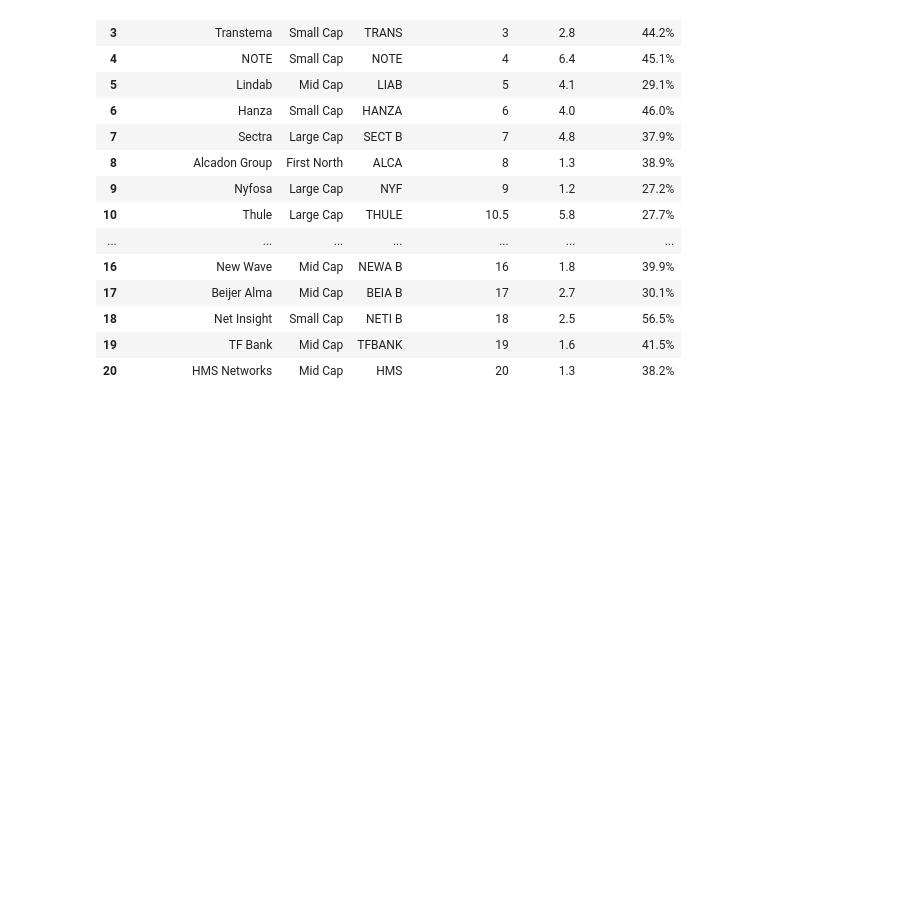
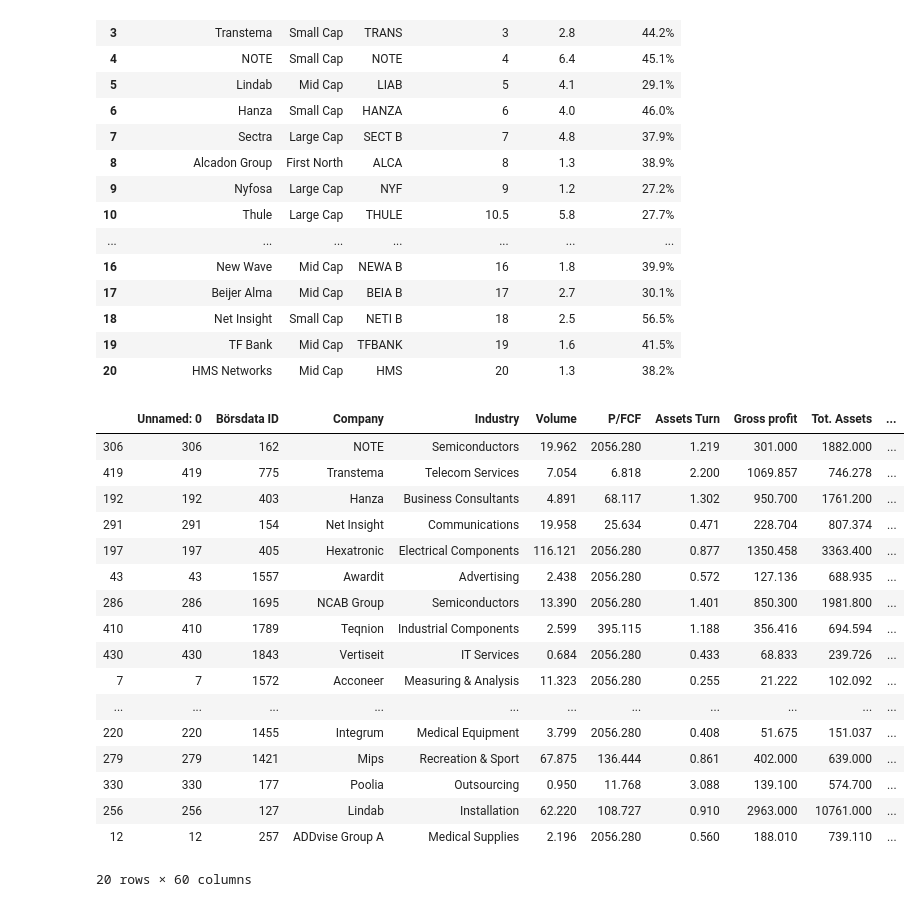
Before and after one commit to webclinic017/Portfolio_Construction, a Jupyter notebook: Equity_Strategies/quant_strategies/prod/stock_rank.ipynb, the cells around one changed output. Drawn from its saved outputs; the diff is of its cells as text; code cells hidden in the pictures; blank space fills up the shorter version.

Commit message:
new data

```diff
--- a/Equity_Strategies/quant_strategies/prod/stock_rank.ipynb
+++ b/Equity_Strategies/quant_strategies/prod/stock_rank.ipynb
@@ -227,3 +226,24 @@ Focused Momentum
 | 18 | Net Insight | Small Cap | NETI B | 18 | 2.5 | 56.5% |
 | 19 | TF Bank | Mid Cap | TFBANK | 19 | 1.6 | 41.5% |
 | 20 | HMS Networks | Mid Cap | HMS | 20 | 1.3 | 38.2% |
+# %%
+data_gestalt.sort_values(by=['Momentum Rank']).head(20)
+# %% [output]
+|  | Unnamed: 0 | Börsdata ID | Company | Industry | Volume | P/FCF | Assets Turn | Gross profit | Tot. Assets | ... |
+| 306 | 306 | 162 | NOTE | Semiconductors | 19.962 | 2056.280 | 1.219 | 301.000 | 1882.000 | ... |
+| 419 | 419 | 775 | Transtema | Telecom Services | 7.054 | 6.818 | 2.200 | 1069.857 | 746.278 | ... |
+| 192 | 192 | 403 | Hanza | Business Consultants | 4.891 | 68.117 | 1.302 | 950.700 | 1761.200 | ... |
+| 291 | 291 | 154 | Net Insight | Communications | 19.958 | 25.634 | 0.471 | 228.704 | 807.374 | ... |
+| 197 | 197 | 405 | Hexatronic | Electrical Components | 116.121 | 2056.280 | 0.877 | 1350.458 | 3363.400 | ... |
+| 43 | 43 | 1557 | Awardit | Advertising | 2.438 | 2056.280 | 0.572 | 127.136 | 688.935 | ... |
+| 286 | 286 | 1695 | NCAB Group | Semiconductors | 13.390 | 2056.280 | 1.401 | 850.300 | 1981.800 | ... |
+| 410 | 410 | 1789 | Teqnion | Industrial Components | 2.599 | 395.115 | 1.188 | 356.416 | 694.594 | ... |
+| 430 | 430 | 1843 | Vertiseit | IT Services | 0.684 | 2056.280 | 0.433 | 68.833 | 239.726 | ... |
+| 7 | 7 | 1572 | Acconeer | Measuring & Analysis | 11.323 | 2056.280 | 0.255 | 21.222 | 102.092 | ... |
+| ... | ... | ... | ... | ... | ... | ... | ... | ... | ... | ... |
+| 220 | 220 | 1455 | Integrum | Medical Equipment | 3.799 | 2056.280 | 0.408 | 51.675 | 151.037 | ... |
+| 279 | 279 | 1421 | Mips | Recreation & Sport | 67.875 | 136.444 | 0.861 | 402.000 | 639.000 | ... |
+| 330 | 330 | 177 | Poolia | Outsourcing | 0.950 | 11.768 | 3.088 | 139.100 | 574.700 | ... |
+| 256 | 256 | 127 | Lindab | Installation | 62.220 | 108.727 | 0.910 | 2963.000 | 10761.000 | ... |
+| 12 | 12 | 257 | ADDvise Group A | Medical Supplies | 2.196 | 2056.280 | 0.560 | 188.010 | 739.110 | ... |
+20 rows × 60 columns
```
Also changed, not shown: parts of 1 cell of this notebook, 32 other files.
